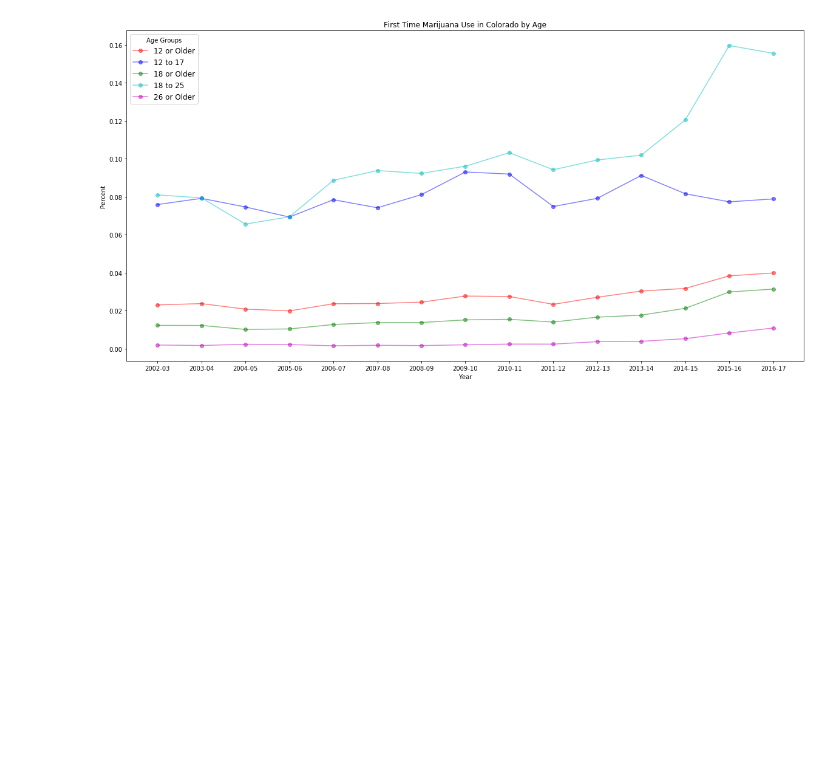
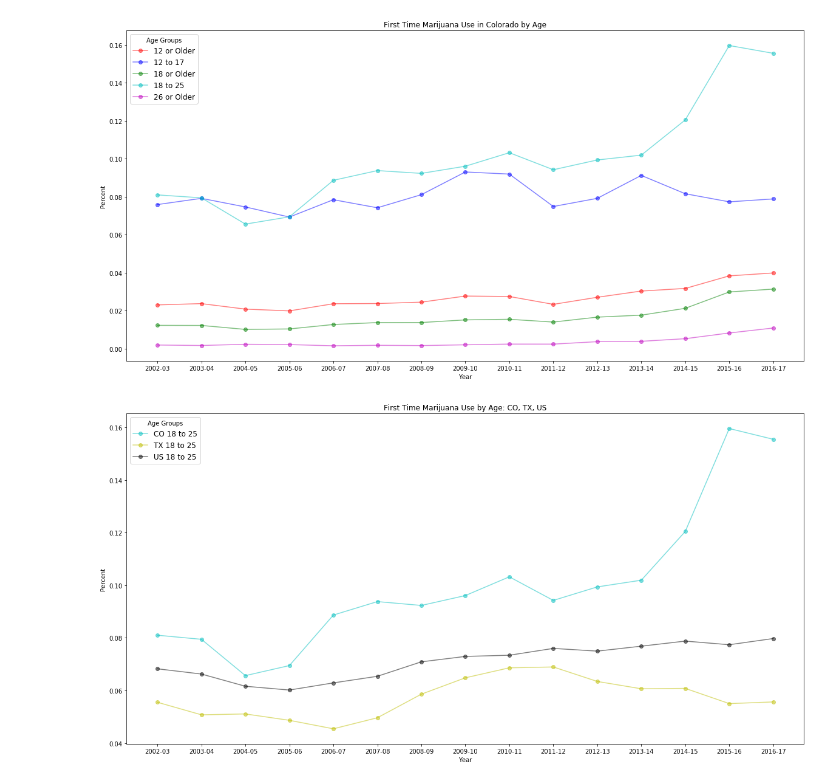
Before and after one commit to zdsteele/Project_1, a Jupyter notebook: FredSpot/Freds_Project1_Jupyter_Notebook.ipynb, the cells around one changed output. Saved outputs shown, nothing was run; the diff lists cells and outputs as text; code cells hidden in the pictures; blank space fills up the shorter version.

Commit message:
plotting examples

```diff
--- a/FredSpot/Freds_Project1_Jupyter_Notebook.ipynb
+++ b/FredSpot/Freds_Project1_Jupyter_Notebook.ipynb
@@ -38,3 +38,36 @@ plt.legend(title="Age Groups", fontsize="large", loc="best")
 plt.show()
 # %% [output]
 [figure]
+# %%
+### I'm not sure why I have to run it twice to get the final result ###
+
+## Graph for first time Using Marijuana in Colorado Based by Age.
+# Graph for First Time Marijuana Use by Age: CO, TX, US.
+
+#Read data into data frames
+#ftmu_file = "./First_Time_Marijuana_Use_All_Ages_Colorado_2002-2017.csv"
+#Colorado_First_Use_df =  pd.read_csv(ftmu_file)
+
+ftmu_file_TX = "./First_Time_Marijuana_Use_Ages18-25_Texas_2002-2017.csv"
+TX_First_Use_df =  pd.read_csv(ftmu_file_TX)
+
+ftmu_file_US = "./First_Time_Marijuana_Use_Ages18-25_United_States_2002-2017.csv"
+US_First_Use_df =  pd.read_csv(ftmu_file_US)
+
+#Set plot size
+plt.rcParams["figure.figsize"] = [20,10]
+
+#Line Plots
+plt.plot(ftmu_18_25_df["year_pair"], ftmu_18_25_df["estimate"], 'co-', alpha=0.5, label="CO 18 to 25")
+plt.plot(TX_First_Use_df["year_pair"], TX_First_Use_df["estimate"], 'yo-', alpha=0.5, label="TX 18 to 25")
+plt.plot(US_First_Use_df["year_pair"], US_First_Use_df["estimate"], 'ko-', alpha=0.5, label="US 18 to 25")
+
+# Add title, axis names, and legend
+plt.title('First Time Marijuana Use by Age: CO, TX, US')
+plt.xlabel('Year')
+plt.ylabel('Percent')
+plt.legend(title="Age Groups", fontsize="large", loc="best")
+
+plt.show()
+# %% [output]
+[figure, added]
```
Also changed, not shown: parts of 2 cells of this notebook, 2 other files.
